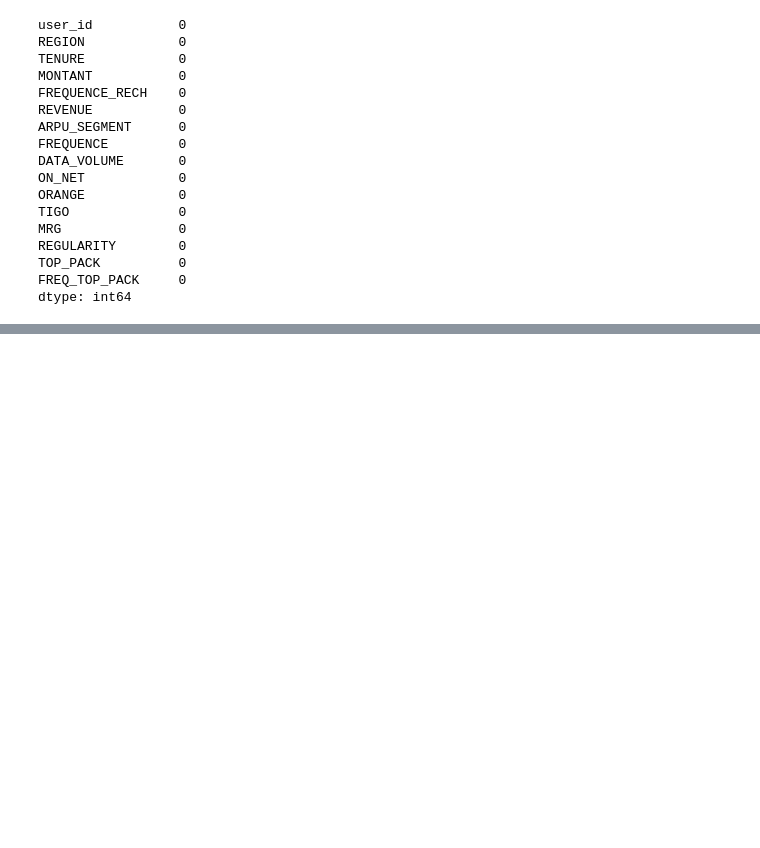
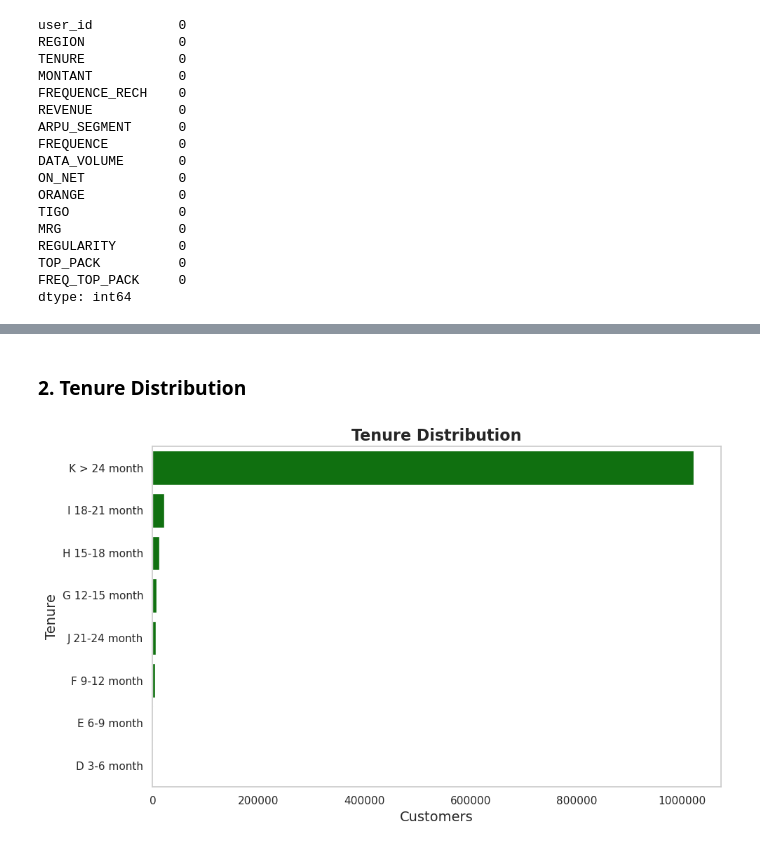
Before and after one commit to elishastanley/Customer-Churn-Prediction-Challenge-For-Azubian, a Jupyter notebook: Notebook/churn.ipynb, the cells around one changed output, grey strips where cells are left out. Cells and saved outputs as stored; diff of their text form; code cells hidden in the pictures; blank space fills up the shorter version.

```diff
--- a/Notebook/churn.ipynb
+++ b/Notebook/churn.ipynb
@@ -206,0 +232,15 @@ dtype: int64
+# %% [markdown]
+### 2. Tenure Distribution
+# %%
+plt.figure(figsize=(10, 6))
+ax = sns.countplot(y='TENURE', data=train, order=train['TENURE'].value_counts().index, color='green')
+plt.title('Tenure Distribution', fontsize=16, weight='bold')
+plt.xlabel('Customers', fontsize=14)
+plt.ylabel('Tenure', fontsize=14)
+ax.grid(False)
+ax.xaxis.set_major_formatter(mticker.ScalarFormatter())
+ax.xaxis.get_major_formatter().set_scientific(False)
+plt.tight_layout()
+plt.show()
+# %% [output]
+[figure, added]
```
Also changed, not shown: parts of 21 cells of this notebook.
